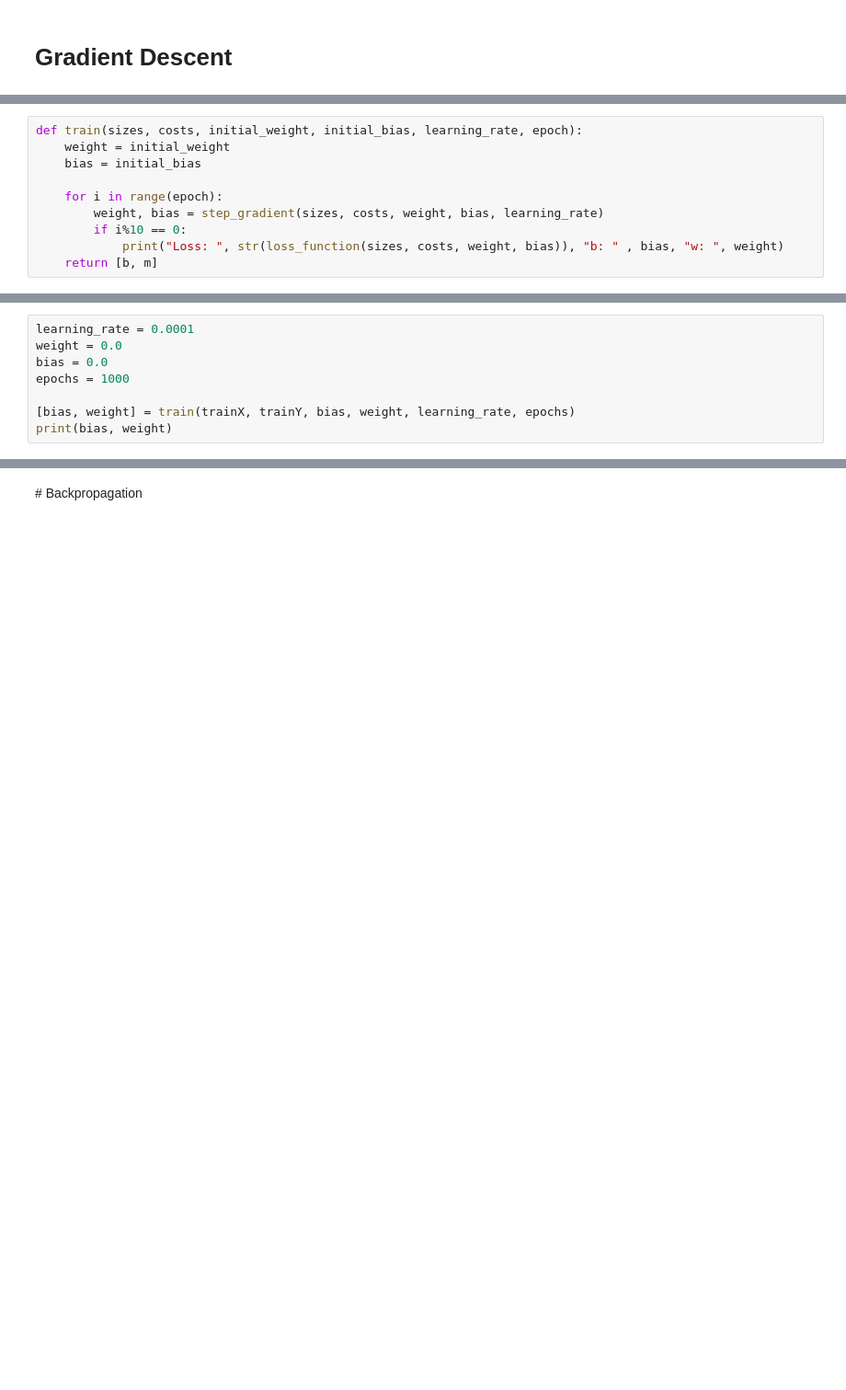
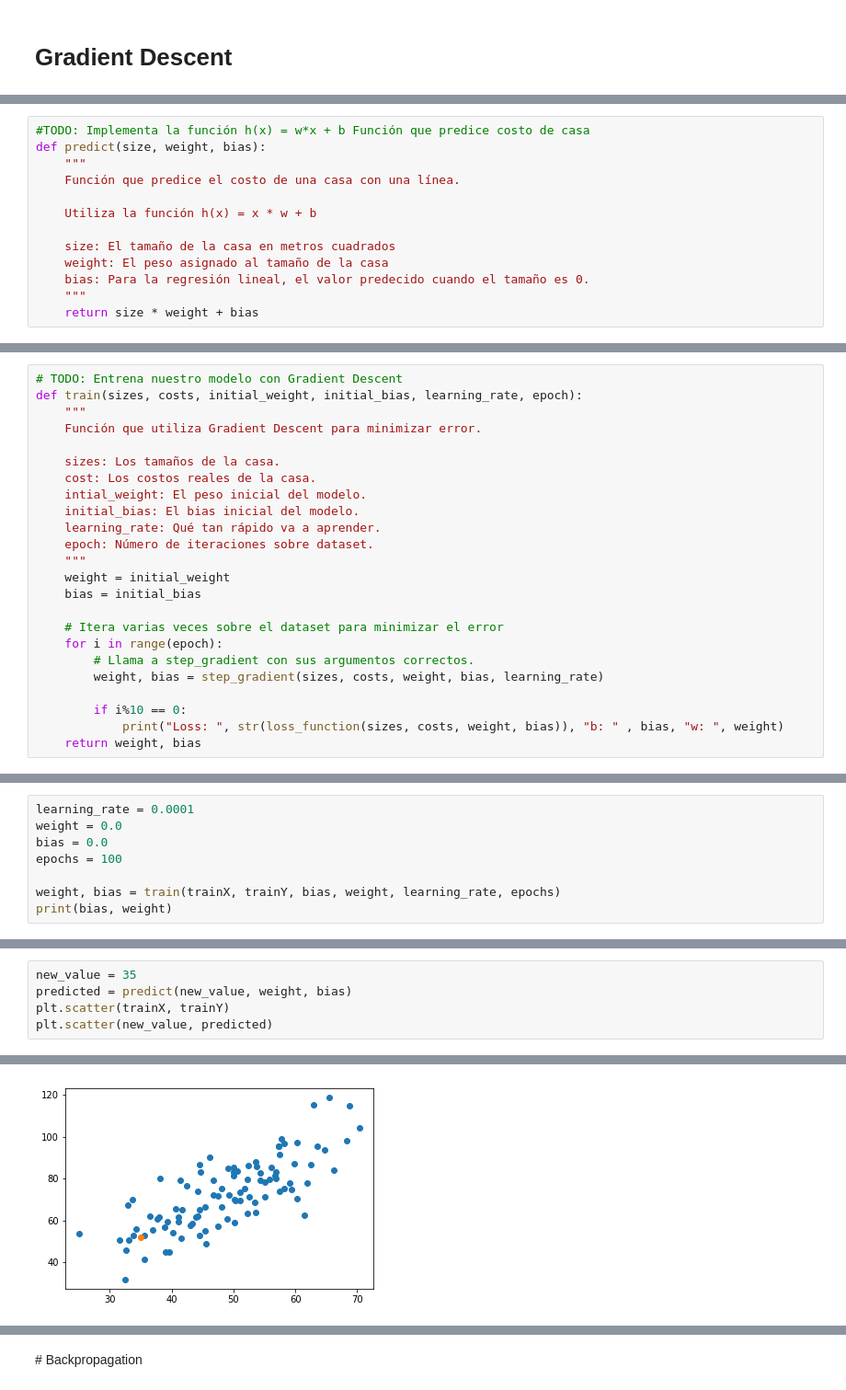
Before and after one commit to TheHackerLlama/CursoDeepLearning, a Jupyter notebook: Semana2/Class_Notebook.ipynb, the cells around one changed output, grey strips where cells are left out. Shown at 92% size. Saved outputs shown, nothing was run; the diff lists cells and outputs as text; blank space fills up the shorter version.

Commit message:
feat: Add description and images for notebook

```diff
--- a/Semana2/Class_Notebook.ipynb
+++ b/Semana2/Class_Notebook.ipynb
@@ -62,0 +50,13 @@ def step_gradient(sizes, costs, weight, bias,learningRate):
+# %%
+#TODO: Implementa la función h(x) = w*x + b Función que predice costo de casa
+def predict(size, weight, bias):
+    """
+    Función que predice el costo de una casa con una línea.
+
+    Utiliza la función h(x) = x * w + b
+
+    size: El tamaño de la casa en metros cuadrados
+    weight: El peso asignado al tamaño de la casa
+    bias: Para la regresión lineal, el valor predecido cuando el tamaño es 0.
+    """
+    return size * weight + bias
@@ -63,10 +169,24 @@ def step_gradient(sizes, costs, weight, bias,learningRate):
 # %%
+# TODO: Entrena nuestro modelo con Gradient Descent
 def train(sizes, costs, initial_weight, initial_bias, learning_rate, epoch):
+    """
+    Función que utiliza Gradient Descent para minimizar error.
+
+    sizes: Los tamaños de la casa.
+    cost: Los costos reales de la casa.
+    intial_weight: El peso inicial del modelo.
+    initial_bias: El bias inicial del modelo.
+    learning_rate: Qué tan rápido va a aprender.
+    epoch: Número de iteraciones sobre dataset.
+    """
     weight = initial_weight
     bias = initial_bias
 
+    # Itera varias veces sobre el dataset para minimizar el error
     for i in range(epoch):
+        # Llama a step_gradient con sus argumentos correctos.
         weight, bias = step_gradient(sizes, costs, weight, bias, learning_rate)
+
         if i%10 == 0:
             print("Loss: ", str(loss_function(sizes, costs, weight, bias)), "b: " , bias, "w: ", weight)
-    return [b, m]
+    return weight, bias
@@ -86,8 +196,8 @@ for point in points:
 learning_rate = 0.0001
 weight = 0.0
 bias = 0.0
-epochs = 1000
+epochs = 100
 
-[bias, weight] = train(trainX, trainY, bias, weight, learning_rate, epochs)
+weight, bias = train(trainX, trainY, bias, weight, learning_rate, epochs)
 print(bias, weight)
 # %% [output]
@@ -104,0 +217,6 @@ Loss:  112.64738132567561 b:  0.03453450526499217 w:  1.4788133402121713
+# %%
+new_value = 35
+predicted = predict(new_value, weight, bias)
+plt.scatter(trainX, trainY)
+plt.scatter(new_value, predicted)
+# %% [output]
@@ -104,0 +224 @@ Loss:  112.64738132567561 b:  0.03453450526499217 w:  1.4788133402121713
+[figure, added]
```
Also changed, not shown: parts of 21 cells of this notebook, 4 other files.
